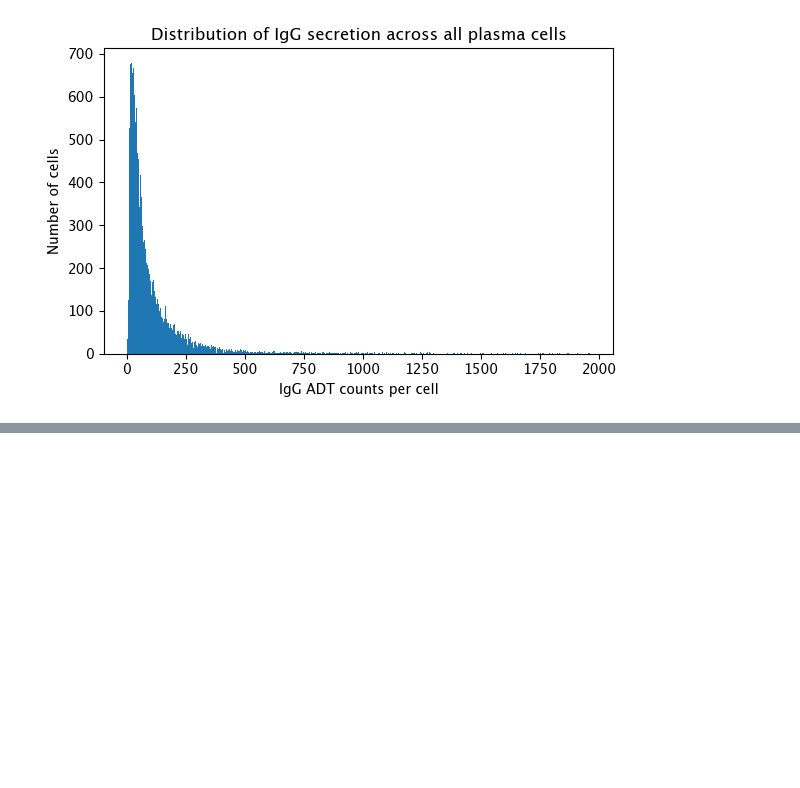
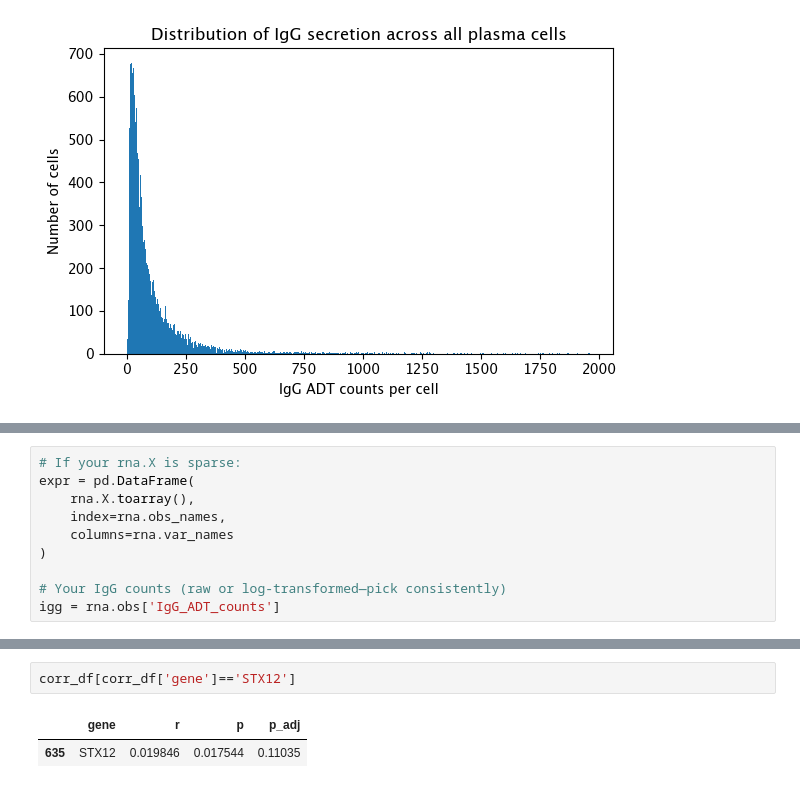
Before and after one commit to pablodig/secRecon-Secretory-Pathway-Reconstruction, a Jupyter notebook: 3 - Sec-seq Analysis/IgG_productivity.ipynb, the cells around one changed output, grey strips where cells are left out. Drawn from its saved outputs; the diff is of its cells as text; blank space fills up the shorter version.

```diff
--- a/3 - Sec-seq Analysis/IgG_productivity.ipynb
+++ b/3 - Sec-seq Analysis/IgG_productivity.ipynb
@@ -185,0 +174,10 @@ plt.show()
+# %%
+# If your rna.X is sparse:
+expr = pd.DataFrame(
+    rna.X.toarray(),
+    index=rna.obs_names,
+    columns=rna.var_names
+)
+
+# Your IgG counts (raw or log-transformed—pick consistently)
+igg = rna.obs['IgG_ADT_counts']
@@ -185,0 +238,5 @@ plt.show()
+# %%
+corr_df[corr_df['gene']=='STX12']
+# %% [output]
+|  | gene | r | p | p_adj |
+| 635 | STX12 | 0.019846 | 0.017544 | 0.11035 |
```
Also changed, not shown: parts of 10 cells of this notebook, 2 other files.
